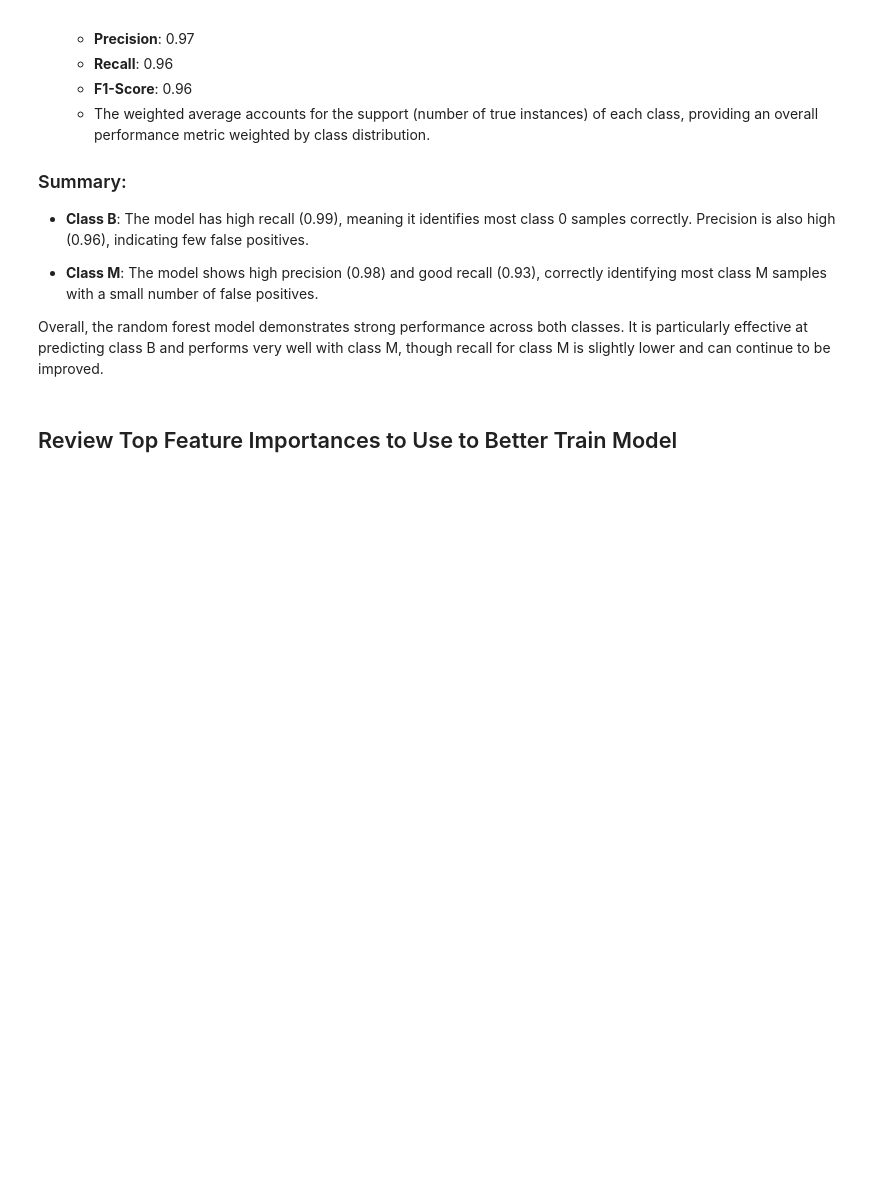
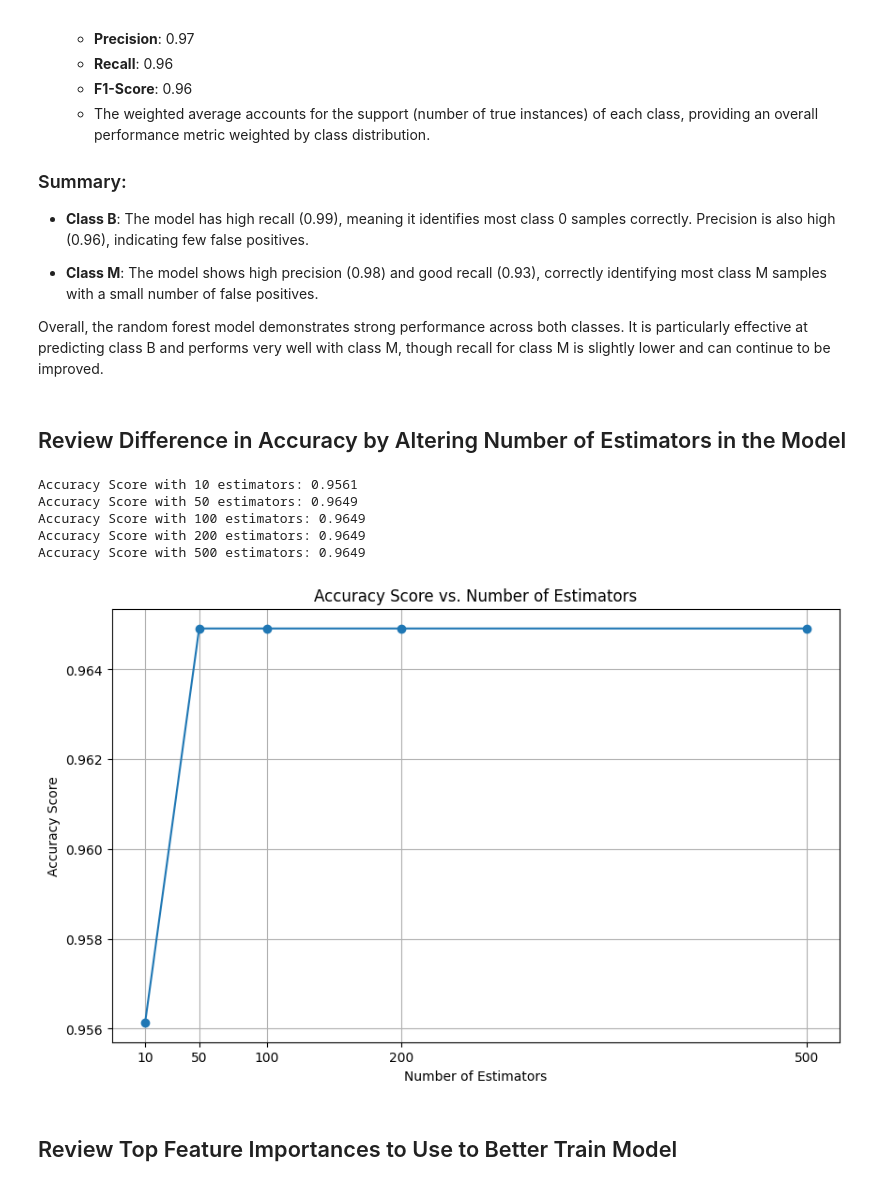
Before and after one commit to reneealexiis/CancerClassification-ML, a Jupyter notebook: Breast-Cancer_Random-Forest_Model.ipynb, the cells around one changed output. Cells and saved outputs as stored; diff of their text form; code cells hidden in the pictures; blank space fills up the shorter version.

Commit message:
Final Change to Random Forest Model

```diff
--- a/Breast-Cancer_Random-Forest_Model.ipynb
+++ b/Breast-Cancer_Random-Forest_Model.ipynb
@@ -160,6 +160,45 @@ The classification report provides a detailed evaluation of the random forest mo
 - **Class M**: The model shows high precision (0.98) and good recall (0.93), correctly identifying most class M samples with a small number of false positives.
 
 Overall, the random forest model demonstrates strong performance across both classes. It is particularly effective at predicting class B and performs very well with class M, though recall for class M is slightly lower and can continue to be improved.
+# %% [markdown]
+## Review Difference in Accuracy by Altering Number of Estimators in the Model
+# %%
+# Initialize a list to store accuracy scores
+accuracy_scores = []
+n_estimators_range = [10, 50, 100, 200, 500]  # You can adjust this range as needed
+
+# Loop through the range of n_estimators
+for n_estimators in n_estimators_range:
+    # Create a Random Forest model with the current number of estimators
+    rf_model = RandomForestClassifier(n_estimators=n_estimators, random_state=42)
+    rf_model.fit(X_train, y_train)  # Fit the model
+
+    # Make predictions
+    y_pred = rf_model.predict(X_test)
+
+    # Calculate accuracy score
+    acc_score = accuracy_score(y_test, y_pred)
+    accuracy_scores.append(acc_score)
+
+    # Print the accuracy score for the current number of estimators
+    print(f'Accuracy Score with {n_estimators} estimators: {acc_score:.4f}')
+
+# Plot the accuracy scores against the number of estimators
+plt.figure(figsize=(10, 6))
+plt.plot(n_estimators_range, accuracy_scores, marker='o')
+plt.title('Accuracy Score vs. Number of Estimators')
+plt.xlabel('Number of Estimators')
+plt.ylabel('Accuracy Score')
+plt.xticks(n_estimators_range)
+plt.grid()
+plt.show()
+# %% [output]
+Accuracy Score with 10 estimators: 0.9561
+Accuracy Score with 50 estimators: 0.9649
+Accuracy Score with 100 estimators: 0.9649
+Accuracy Score with 200 estimators: 0.9649
+Accuracy Score with 500 estimators: 0.9649
+[figure, added]
 # %% [markdown]
 ## Review Top Feature Importances to Use to Better Train Model
 # %%
```
Also changed, not shown: 1 other file.
